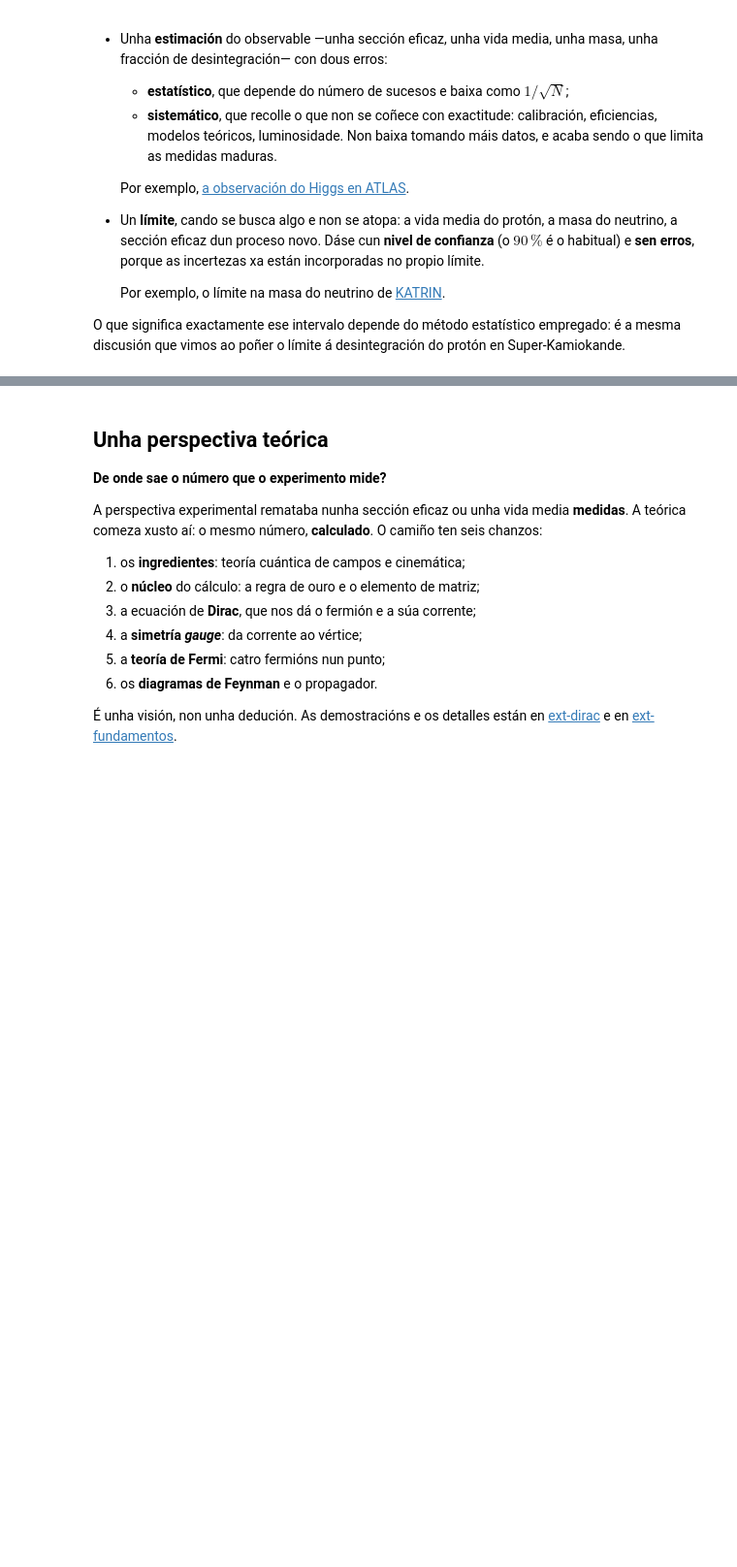
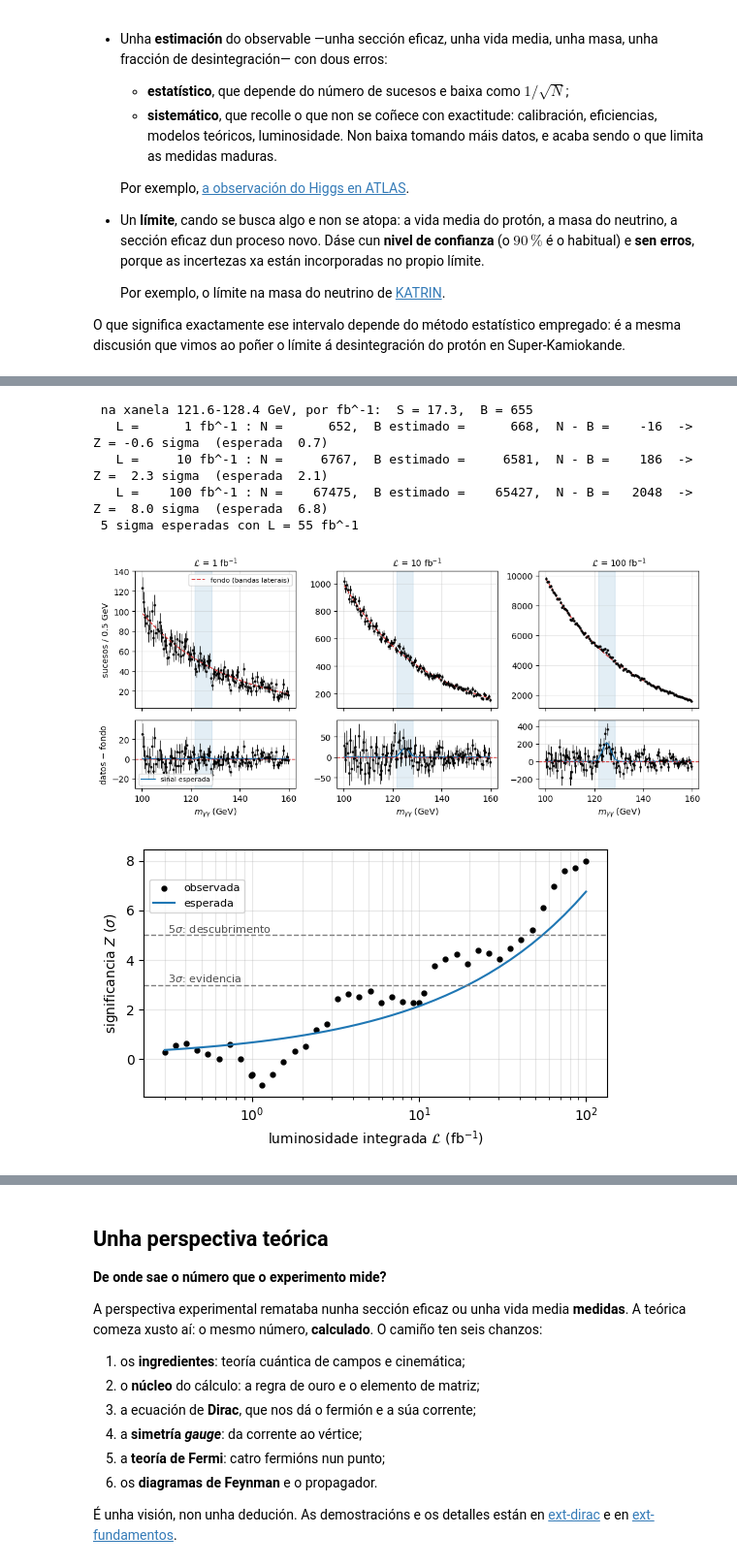
Before and after one commit to xabiercidvidal/USC-FNeP, a Jupyter notebook: notebooks/perspectivas.ipynb, the cells around one changed output, grey strips where cells are left out. Shown at 97% size. Saved outputs shown, nothing was run; the diff lists cells and outputs as text; code cells hidden in the pictures; blank space fills up the shorter version.

```diff
--- a/notebooks/perspectivas.ipynb
+++ b/notebooks/perspectivas.ipynb
@@ -1120,0 +1265,14 @@ Super-Kamiokande.
+# %%
+# H -> gamma gamma: o pico, o fondo e a significancia ao acumular luminosidade
+r = t2.pico_sobre_fondo(lumis=(1., 10., 100.), seed=7)
+
+# pregunta 4:  t2.pico_sobre_fondo(sistematico=0.01, seed=7)
+# pregunta 5:  t2.pico_sobre_fondo(sigma_m=1.2, seed=7)
+# %% [output]
+ na xanela 121.6-128.4 GeV, por fb^-1:  S = 17.3,  B = 655
+   L =      1 fb^-1 : N =      652,  B estimado =      668,  N - B =    -16  ->  Z = -0.6 sigma  (esperada  0.7)
+   L =     10 fb^-1 : N =     6767,  B estimado =     6581,  N - B =    186  ->  Z =  2.3 sigma  (esperada  2.1)
+   L =    100 fb^-1 : N =    67475,  B estimado =    65427,  N - B =   2048  ->  Z =  8.0 sigma  (esperada  6.8)
+ 5 sigma esperadas con L = 55 fb^-1
+[figure, added]
+[figure, added]
```
Also changed, not shown: parts of 11 cells of this notebook, 1 other file.
